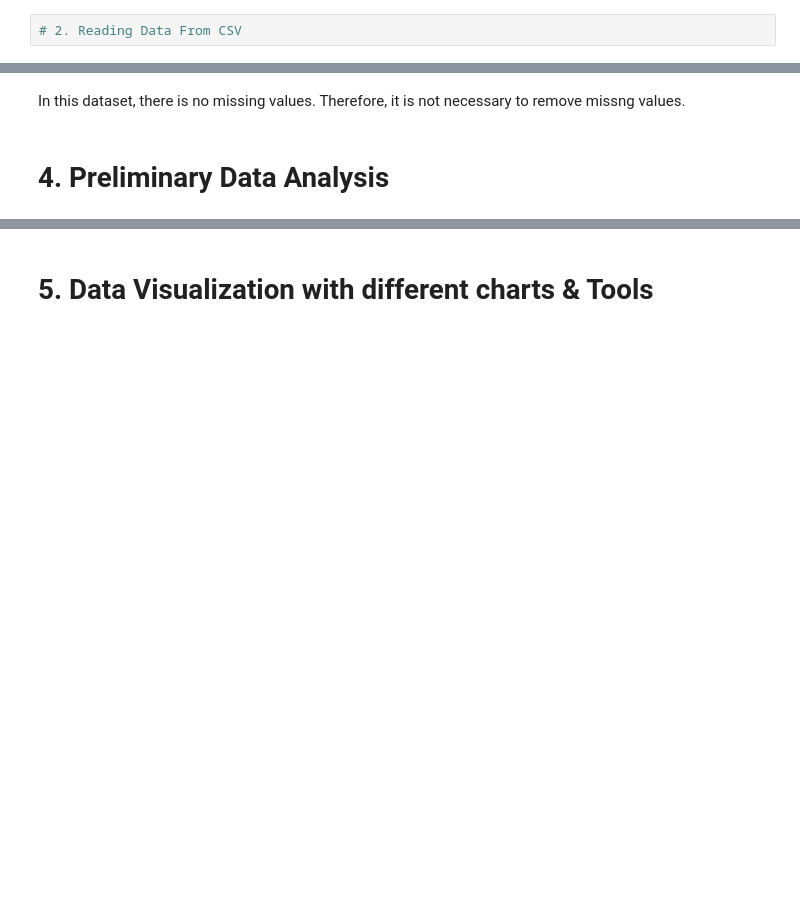
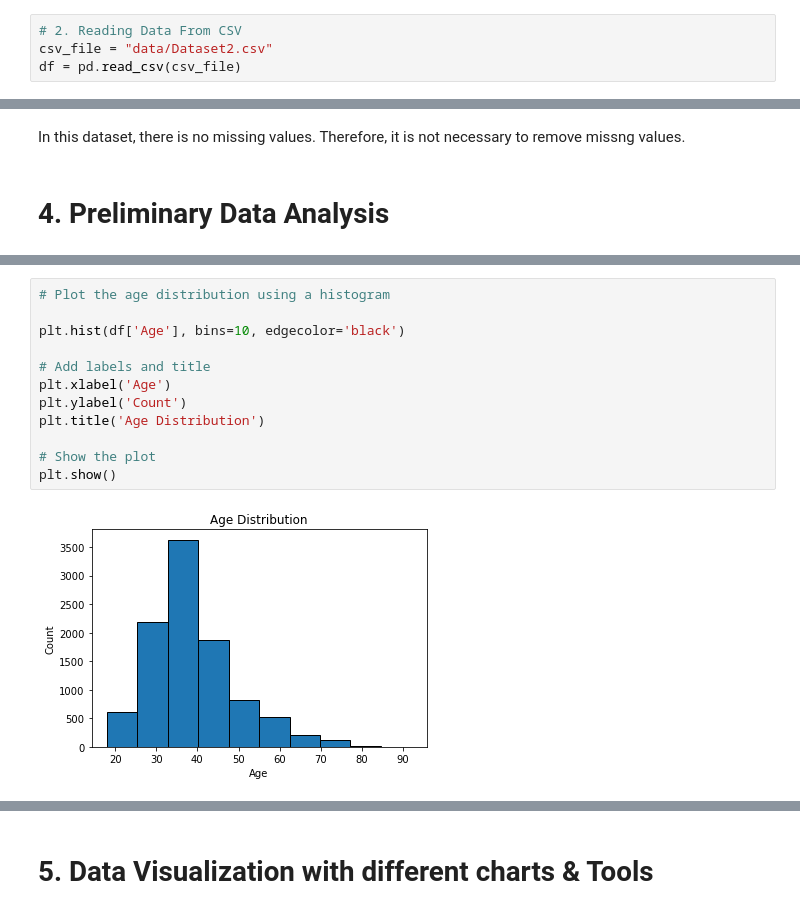
Before and after one commit to EmilyCaroline/BankCustomerChurnPrediction, a Jupyter notebook: main.ipynb, the cells around one changed output, grey strips where cells are left out. Cells and saved outputs as stored; diff of their text form; blank space fills up the shorter version.

```diff
--- a/main.ipynb
+++ b/main.ipynb
@@ -57,5 +57,7 @@ from sklearn.metrics import roc_curve
 from sklearn.metrics import recall_score, confusion_matrix, precision_score, f1_score, accuracy_score, classification_report
 # %%
 # 2. Reading Data From CSV
+csv_file = "data/Dataset2.csv"
+df = pd.read_csv(csv_file)
 # %% [markdown]
 # Read Data from csv
@@ -177,0 +211,14 @@ In this dataset, there is no missing values. Therefore, it is not necessary to r
+# %%
+# Plot the age distribution using a histogram
+
+plt.hist(df['Age'], bins=10, edgecolor='black')
+
+# Add labels and title
+plt.xlabel('Age')
+plt.ylabel('Count')
+plt.title('Age Distribution')
+
+# Show the plot
+plt.show()
+# %% [output]
+[figure, added]
```
Also changed, not shown: parts of 13 cells of this notebook.
